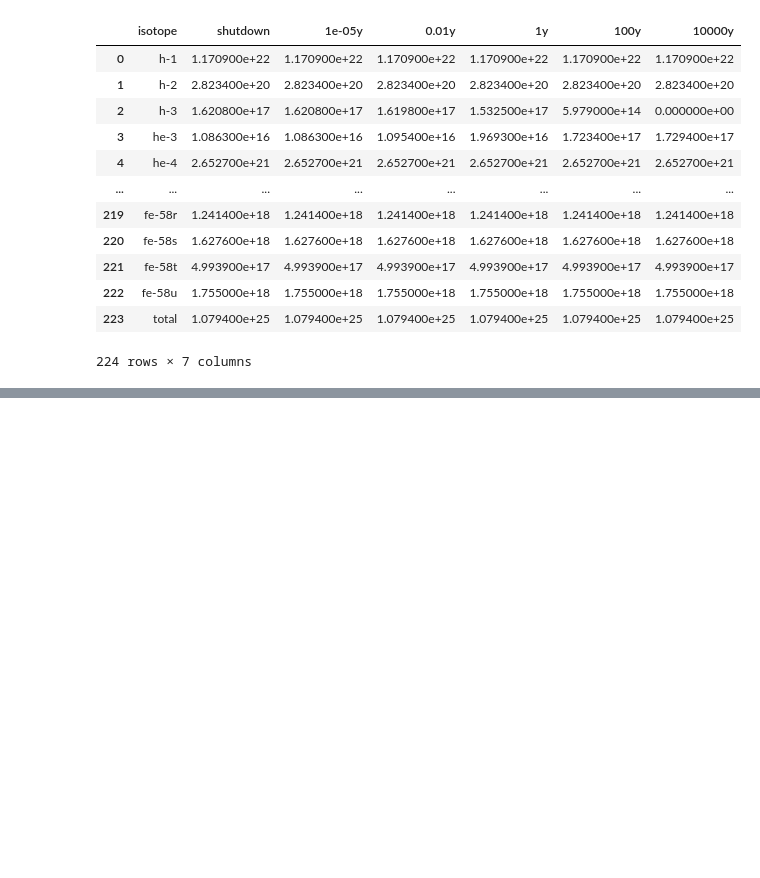
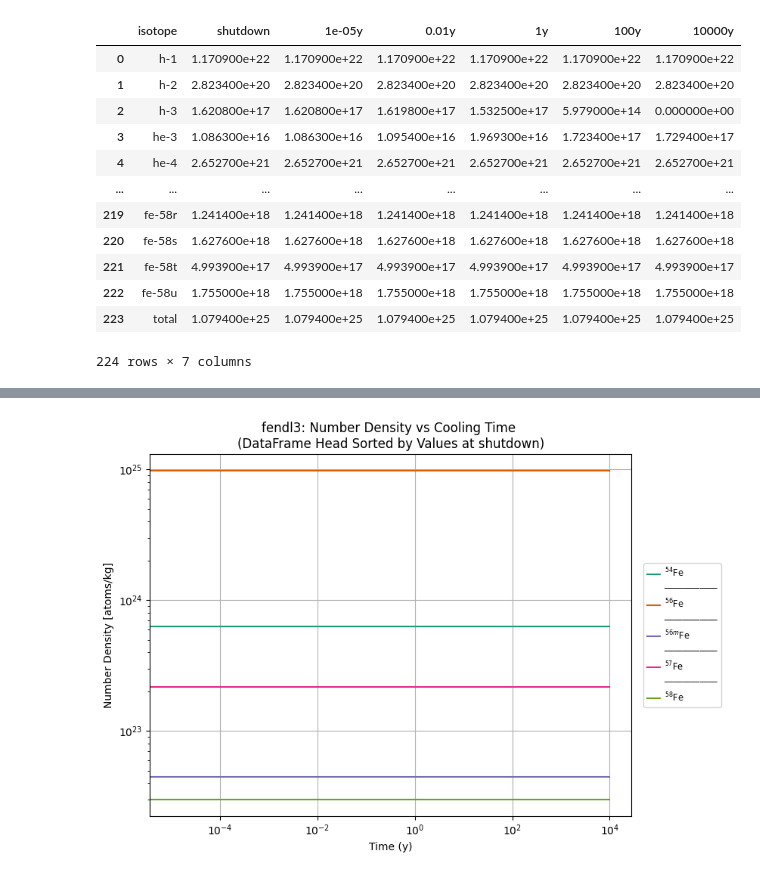
Before and after one commit to svalinn/ALARA, a Jupyter notebook: tools/ALARAJOYWrapper/alarajoy_QA_notebook.ipynb, the cells around one changed output, grey strips where cells are left out. Cells and saved outputs as stored; diff of their text form; code cells hidden in the pictures; blank space fills up the shorter version.

Commit message:
Plotting tool and helper functions; basic implementation in Jupyter.

```diff
--- a/tools/ALARAJOYWrapper/alarajoy_QA_notebook.ipynb
+++ b/tools/ALARAJOYWrapper/alarajoy_QA_notebook.ipynb
@@ -67,0 +74,10 @@ dfs['fendl3 Number Density']['Data']
+# %%
+variable = 'Number Density'
+qa.plot_single_element(
+    dfs[f'fendl3 {variable}'],
+    total=False,
+    head=5,
+    seconds=False
+)
+# %% [output]
+[figure, added]
```
Also changed, not shown: parts of 5 cells of this notebook, 1 other file.
